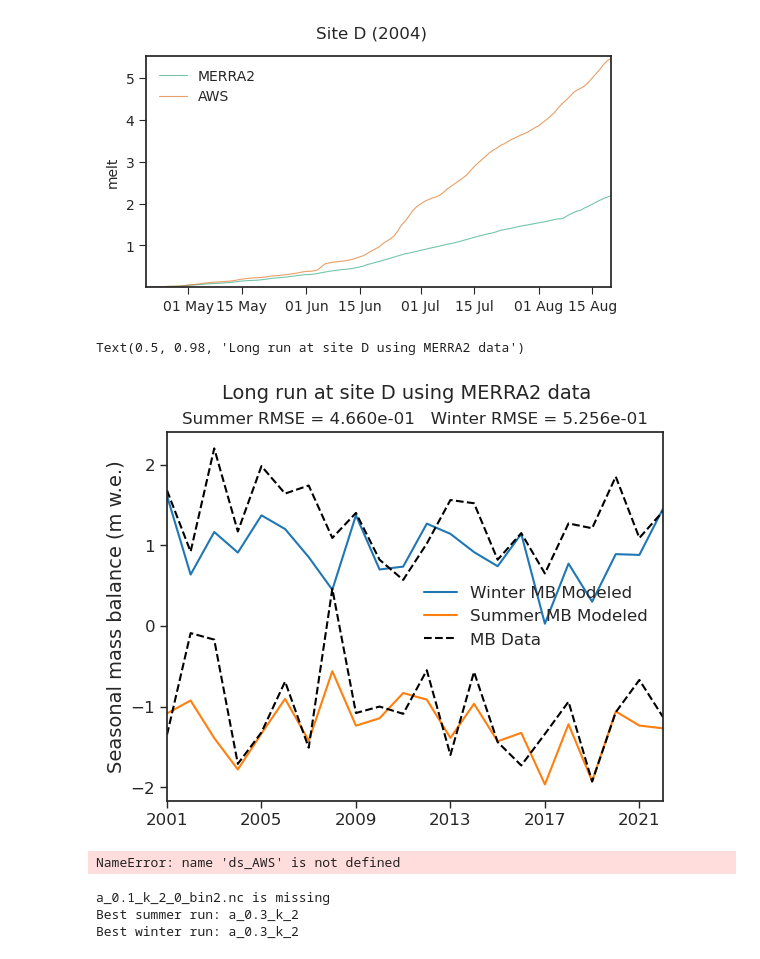
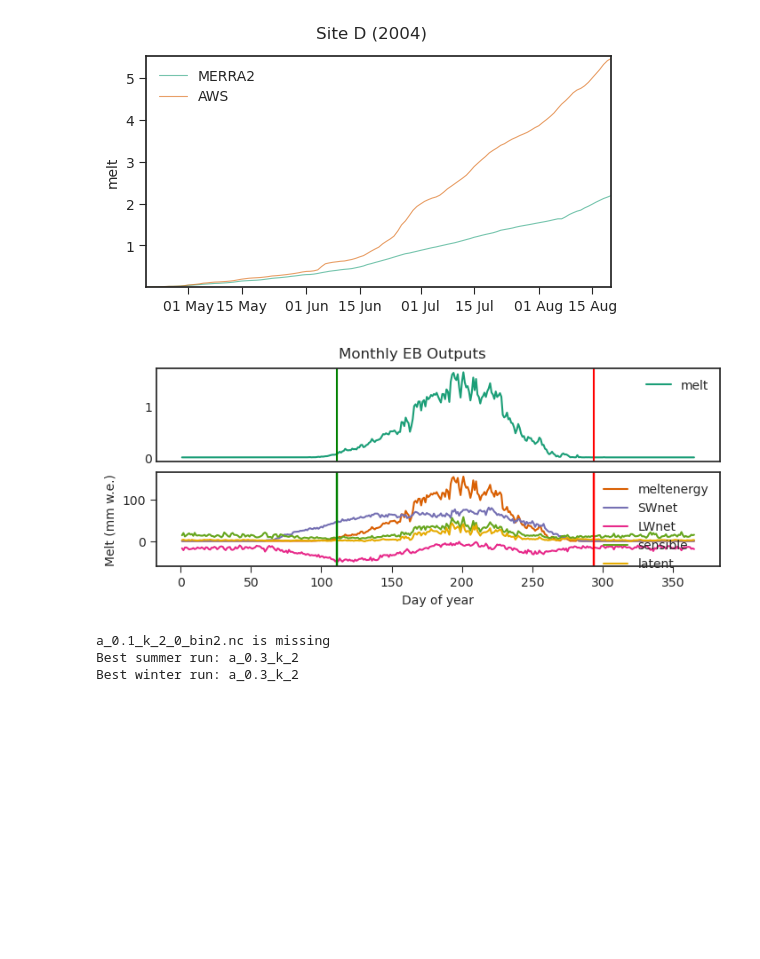
Before and after one commit to clairevwilson/PyGEM-EB, a Jupyter notebook: calibration_plotting.ipynb, the cells around one changed output. Drawn from its saved outputs; the diff is of its cells as text; code cells hidden in the pictures; blank space fills up the shorter version.

```diff
--- a/calibration_plotting.ipynb
+++ b/calibration_plotting.ipynb
@@ -75,19 +111,12 @@ labels = ['MERRA2','AWS']
 compare_runs(dslist,0,['2004-04-20','2004-08-20'],['MERRA2','AWS'],'melt',t='Site D (2004)')
 # %% [output]
 [figure]
-# %%
-fp = '/home/claire/research/MB_data/Gulkana/Input_Gulkana_Glaciological_Data.csv'
-fig,ax = seasonal_mass_balance(fp,ds_not,0,'D',plot=True)
-fig.suptitle('Long run at site D using MERRA2 data',fontsize=14)
-# plt.savefig('/home/claire/research/Output/long_D_')
-# %% [output]
-Text(0.5, 0.98, 'Long run at site D using MERRA2 data')
-[figure, removed]
 # %%
-ds_AWS.melt.values *= 1000
-plot_by(ds_AWS,0,[startdate,enddate],[['melt'],['meltenergy','SWnet','LWnet','sensible','latent']],by='doy')
+
+ds.melt.values *= 1000
+plot_by(ds,0,[startdate,enddate],[['melt'],['meltenergy','SWnet','LWnet','sensible','latent']],by='doy')
 # %% [output]
-NameError: name 'ds_AWS' is not defined
+[figure, added]
 # %%
 bin = 2
 site = ['AB','B','D'][bin]
```
Also changed, not shown: parts of 3 cells of this notebook, 8 other files.
